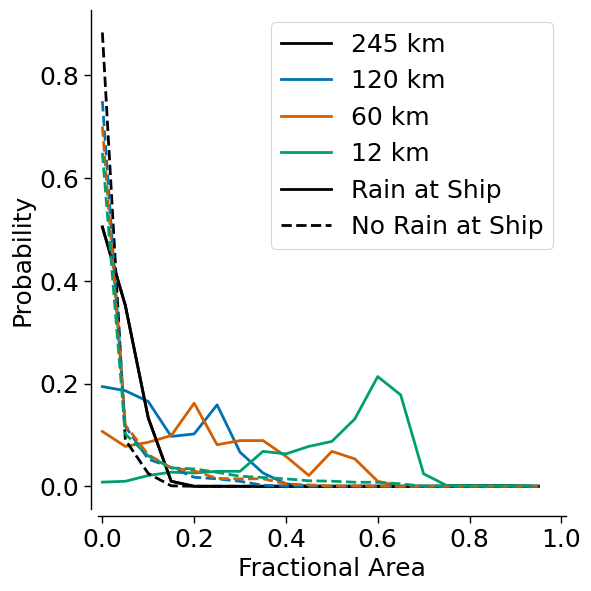
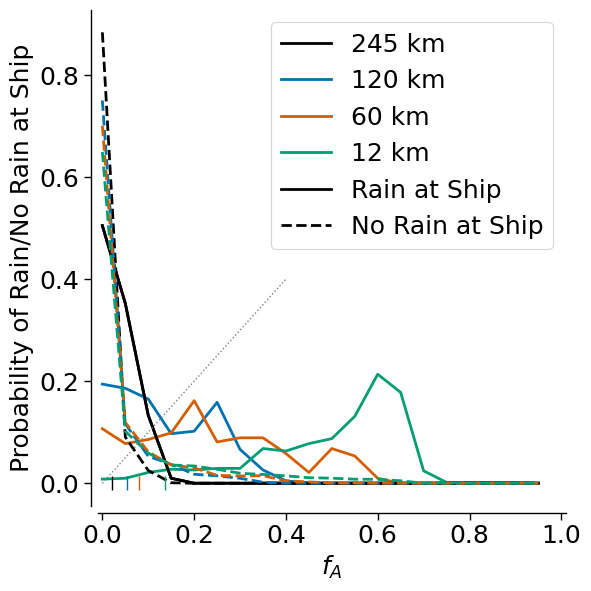
The notebook cell's code change between the first figure and the second:
--- before
+++ after
@@ -26,8 +26,17 @@
 axs.plot(bin_edges_dz[:-1], phist_fa12_dz*np.diff(bin_edges_dz), color=cb_green, linestyle='--', linewidth=2)
 
+# plot 1:1 Line
+axs.plot([0,0.4], [0,0.4], color='gray', linestyle=':', linewidth=1)
+
+# plot mean values of np.nanmean(seapol.rain245_frac) as scatters
+axs.plot(np.nanmean(seapol.rain245_frac),0,'|',color='black', markersize=10)
+axs.plot(np.nanmean(seapol.rain120_frac),0,'|',color=cb_blue, markersize=10)
+axs.plot(np.nanmean(seapol.rain60_frac),0,'|',color=cb_red, markersize=10)
+axs.plot(np.nanmean(seapol.rain12_frac),0,'|',color=cb_green, markersize=10)
+
 # set plot attributes
 #axs.set_title('When Raining at Ship',fontsize=18)
-axs.set_ylabel('Probability',fontsize=18)
-axs.set_xlabel('Fractional Area',fontsize=18)
+axs.set_ylabel('Probability of Rain/No Rain at Ship',fontsize=18)
+axs.set_xlabel('$f_A$',fontsize=18)
 axs.set_xlim(-0.01,1.01)
 axs.tick_params(labelsize=18)

Commit: adjusting figures